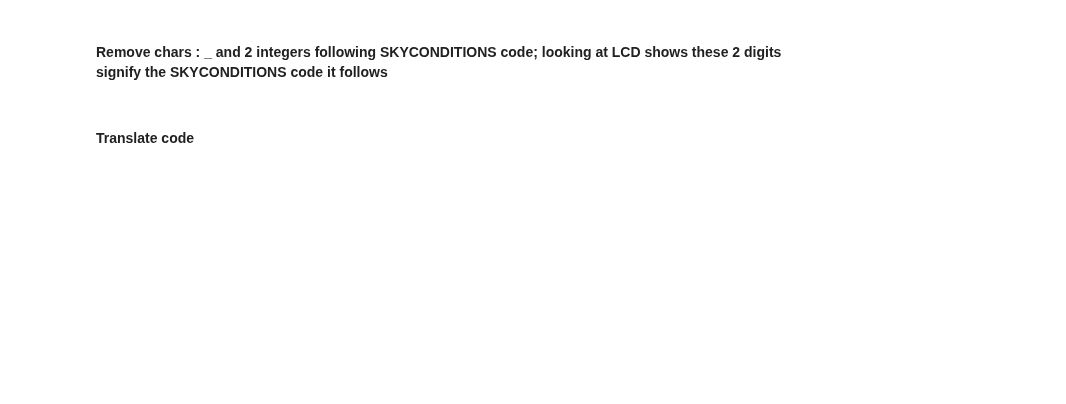
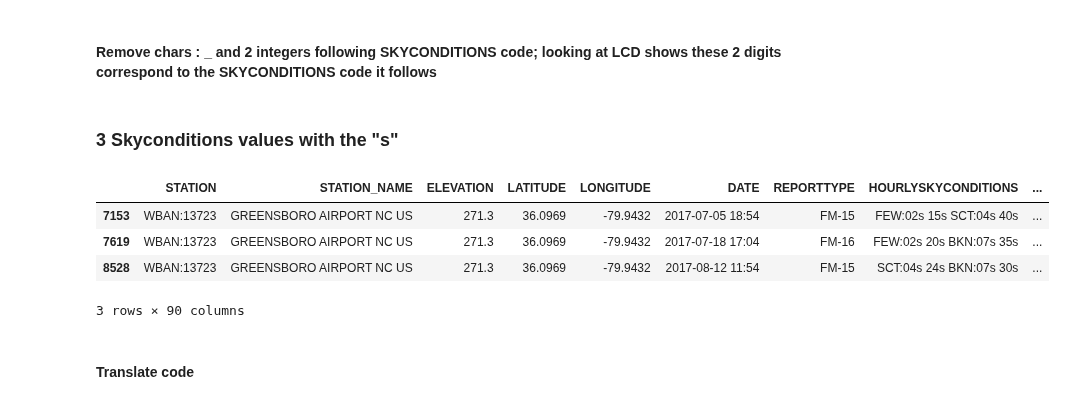
Before and after one commit to UNCG-CSE/Library-Computer-Usage-Analysis, a Jupyter notebook: src/GSOWeatherParseTest.ipynb, the cells around one changed output. Cells and saved outputs as stored; diff of their text form; code cells hidden in the pictures; blank space fills up the shorter version.

```diff
--- a/src/GSOWeatherParseTest.ipynb
+++ b/src/GSOWeatherParseTest.ipynb
@@ -172,2 +152,2 @@ def getWeatherConditions(x):
 # %% [markdown]
-#### Remove chars : _ and 2 integers following SKYCONDITIONS code; looking at LCD shows these 2 digits signify the SKYCONDITIONS code it follows
+#### Remove chars : _ and 2 integers following SKYCONDITIONS code; looking at LCD shows these 2 digits correspond to the SKYCONDITIONS code it follows
@@ -180,3 +158,13 @@ df
+# %% [markdown]
+### 3 Skyconditions values with the "s"
+# %%
+df[df['HOURLYSKYCONDITIONS'].str.contains("s")]
+# %% [output]
+|  | STATION | STATION_NAME | ELEVATION | LATITUDE | LONGITUDE | DATE | REPORTTYPE | HOURLYSKYCONDITIONS | ... |
+| 7153 | WBAN:13723 | GREENSBORO AIRPORT NC US | 271.3 | 36.0969 | -79.9432 | 2017-07-05 18:54 | FM-15 | FEW:02s 15s SCT:04s 40s | ... |
+| 7619 | WBAN:13723 | GREENSBORO AIRPORT NC US | 271.3 | 36.0969 | -79.9432 | 2017-07-18 17:04 | FM-16 | FEW:02s 20s BKN:07s 35s | ... |
+| 8528 | WBAN:13723 | GREENSBORO AIRPORT NC US | 271.3 | 36.0969 | -79.9432 | 2017-08-12 11:54 | FM-15 | SCT:04s 24s BKN:07s 30s | ... |
+3 rows × 90 columns
 # %% [markdown]
 #### Translate code
 # %%
```
Also changed, not shown: parts of 30 cells of this notebook, 1 other file.
